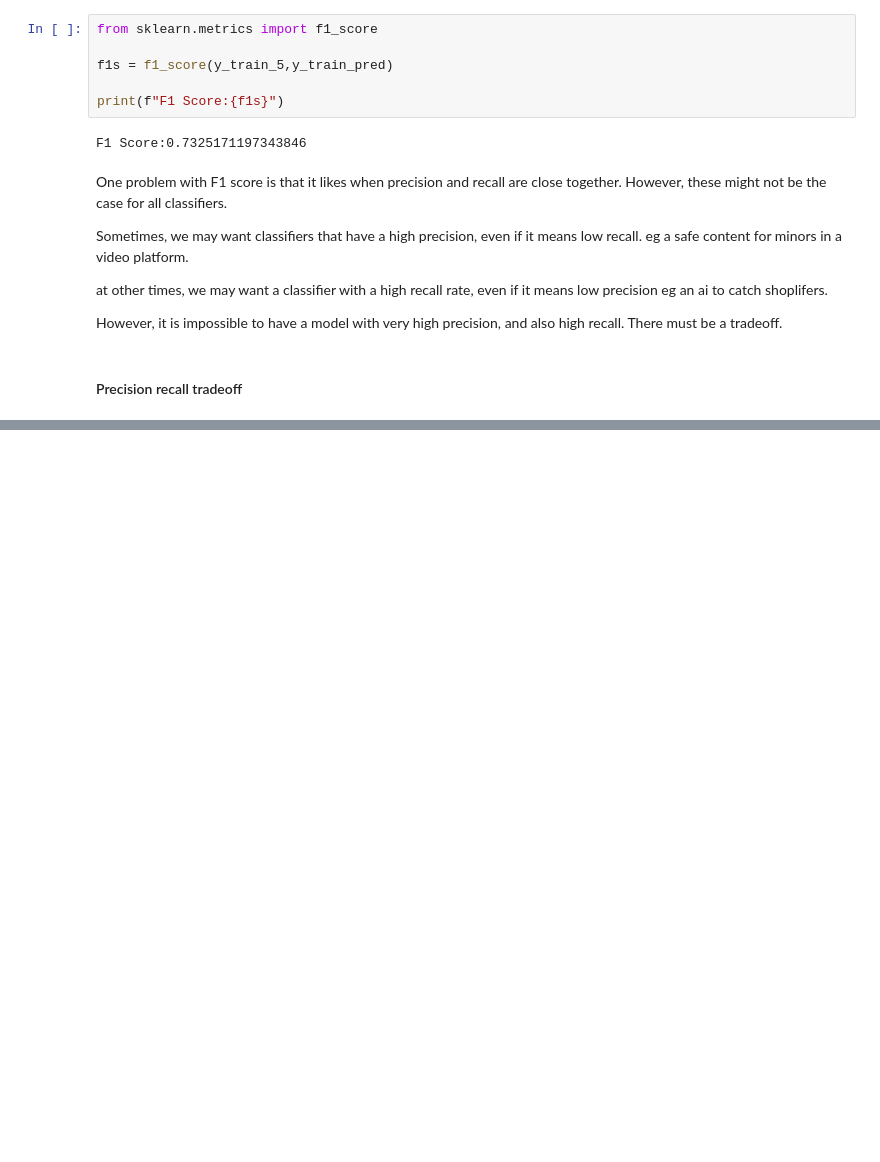
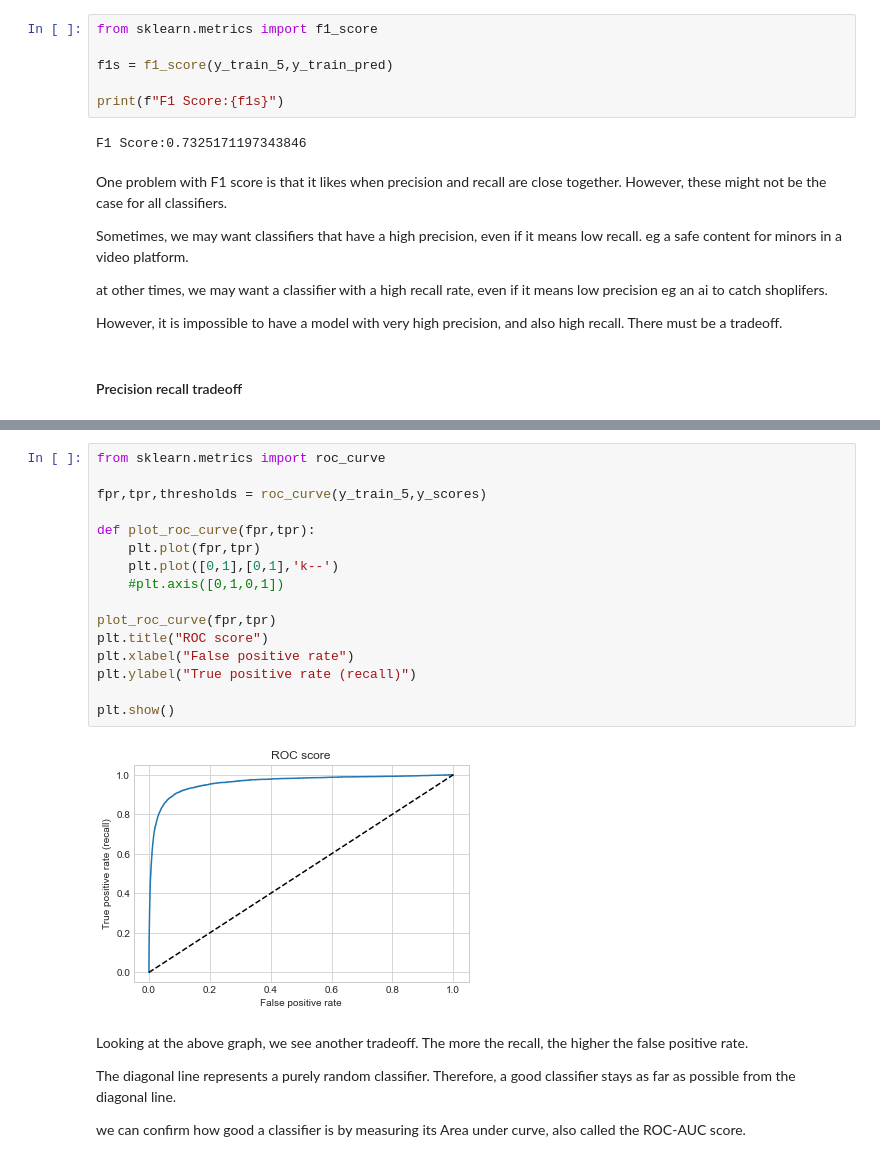
Before and after one commit to craemcode/E2EML, a Jupyter notebook: classif.ipynb, the cells around one changed output, grey strips where cells are left out. Drawn from its saved outputs; the diff is of its cells as text; blank space fills up the shorter version.

```diff
--- a/classif.ipynb
+++ b/classif.ipynb
@@ -193,0 +305,24 @@ However, it is impossible to have a model with very high precision, and also hig
+# %%
+from sklearn.metrics import roc_curve
+
+fpr,tpr,thresholds = roc_curve(y_train_5,y_scores)
+
+def plot_roc_curve(fpr,tpr):
+    plt.plot(fpr,tpr)
+    plt.plot([0,1],[0,1],'k--')
+    #plt.axis([0,1,0,1])
+
+plot_roc_curve(fpr,tpr)
+plt.title("ROC score")
+plt.xlabel("False positive rate")
+plt.ylabel("True positive rate (recall)")
+
+plt.show()
+# %% [output]
+[figure, added]
+# %% [markdown]
+Looking at the above graph, we see another tradeoff. The more the recall, the higher the false positive rate.
+
+The diagonal line represents a purely random classifier. Therefore, a good classifier stays as far as possible from the diagonal line.
+
+we can confirm how good a classifier is by measuring its Area under curve, also called the ROC-AUC score.
```
Also changed, not shown: parts of 23 cells of this notebook.
